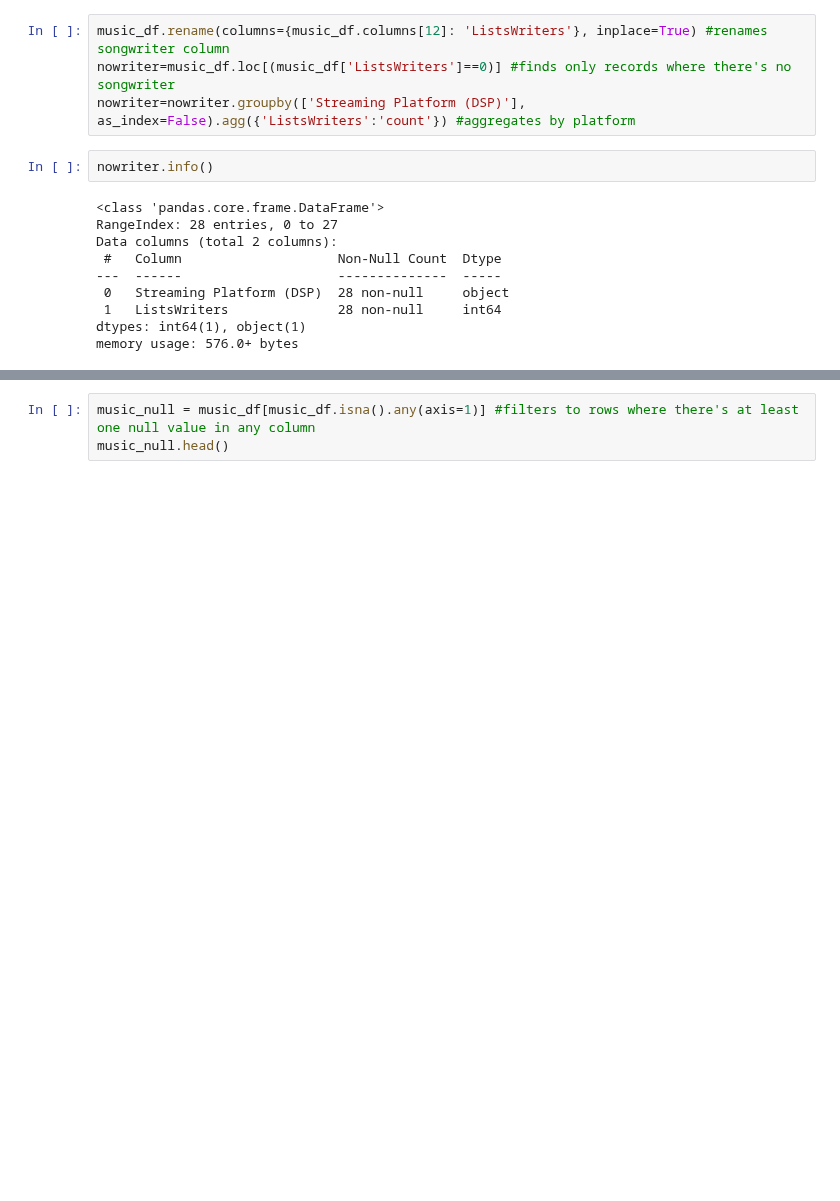
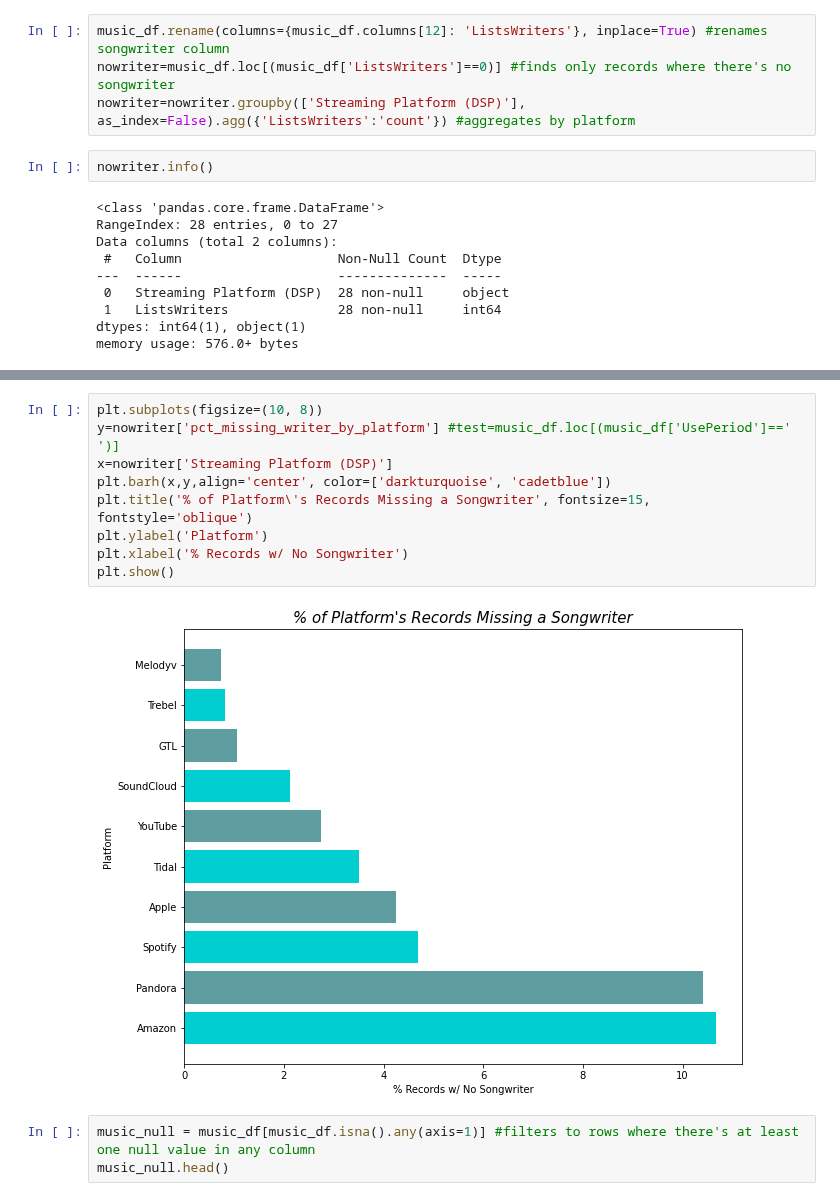
Before and after one commit to NSS-Data-Analytics-Cohort-6/mlc-project-count-dracula, a Jupyter notebook: notebooks/MLC_new.ipynb, the cells around one changed output, grey strips where cells are left out. Saved outputs shown, nothing was run; the diff lists cells and outputs as text; blank space fills up the shorter version.

```diff
--- a/notebooks/MLC_new.ipynb
+++ b/notebooks/MLC_new.ipynb
@@ -88,3 +85,14 @@ nowriter.rename(columns={nowriter.columns[1]: 'no_writer_listed'})
+# %%
+plt.subplots(figsize=(10, 8))
+y=nowriter['pct_missing_writer_by_platform'] #test=music_df.loc[(music_df['UsePeriod']==' ')]
+x=nowriter['Streaming Platform (DSP)']
+plt.barh(x,y,align='center', color=['darkturquoise', 'cadetblue'])
+plt.title('% of Platform\'s Records Missing a Songwriter', fontsize=15, fontstyle='oblique')
+plt.ylabel('Platform')
+plt.xlabel('% Records w/ No Songwriter')
+plt.show()
+# %% [output]
+[figure, added]
 # %%
 music_null = music_df[music_df.isna().any(axis=1)] #filters to rows where there's at least one null value in any column
 music_null.head()
```
Also changed, not shown: parts of 4 cells of this notebook.
